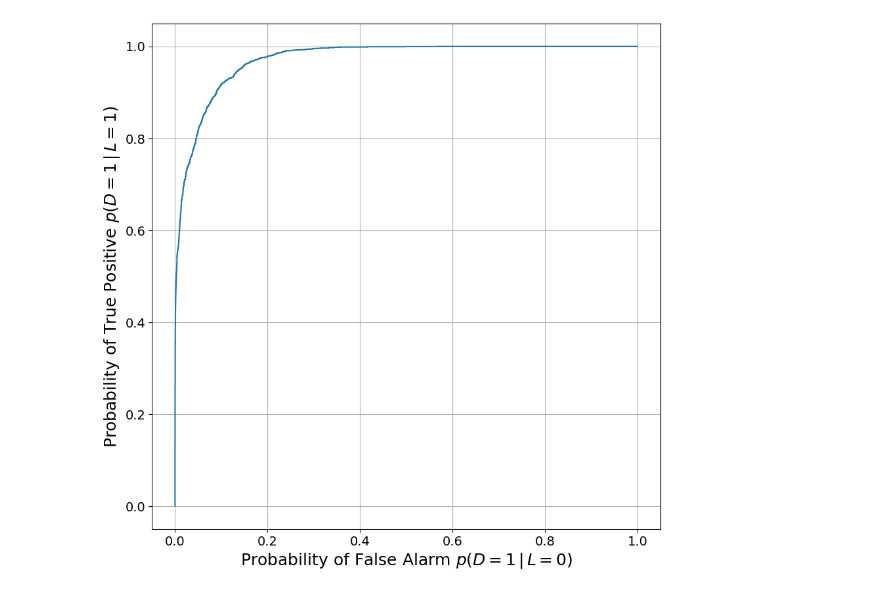
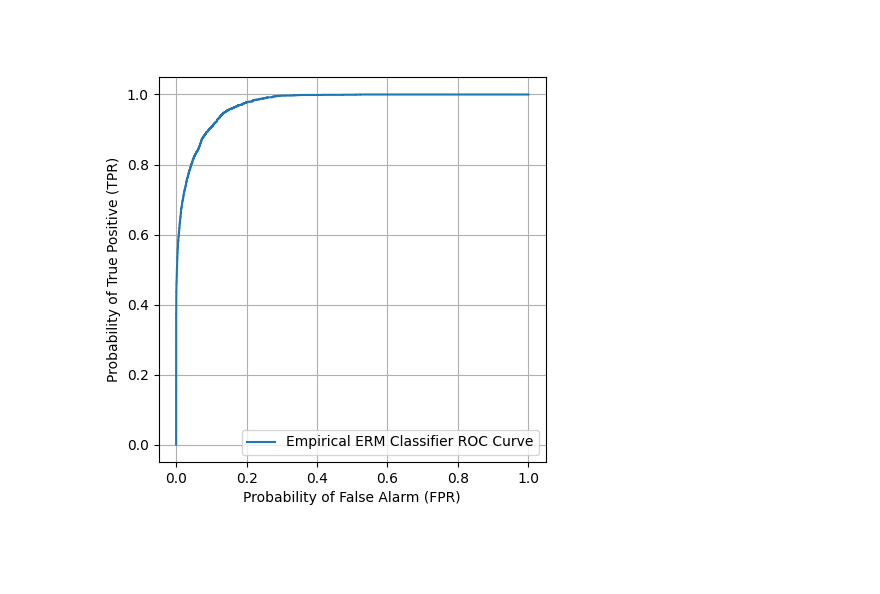
Before and after one commit to ankesh86/IntroductionToMachineLearning, a Jupyter notebook: EECE5644_Assgn1.ipynb, the cells around one changed output. Cells and saved outputs as stored; diff of their text form; code cells hidden in the pictures; blank space fills up the shorter version.

```diff
--- a/EECE5644_Assgn1.ipynb
+++ b/EECE5644_Assgn1.ipynb
@@ -7,9 +7,7 @@
 %matplotlib widget
 
 from sys import float_info  # Threshold smallest positive floating value
-
 import matplotlib.pyplot as plt # For general plotting
-
 import numpy as np
 import pandas as pd
 
@@ -22,14 +20,6 @@ np.set_printoptions(suppress=True)
 
 # Set seed to generate reproducible "pseudo-randomness" (handles scipy's "randomness" too)
 #np.random.seed(7)
-
-plt.rc('font', size=22)          # controls default text sizes
-plt.rc('axes', titlesize=18)     # fontsize of the axes title
-plt.rc('axes', labelsize=18)     # fontsize of the x and y labels
-plt.rc('xtick', labelsize=14)    # fontsize of the tick labels
-plt.rc('ytick', labelsize=14)    # fontsize of the tick labels
-plt.rc('legend', fontsize=16)    # legend fontsize
-plt.rc('figure', titlesize=22)   # fontsize of the figure title
 # %%
 def generate_data_from_gmm(N, pdf_params):
     # Determine dimensionality from mixture PDF parameters
@@ -202,25 +198,38 @@ print(N_per_l)
 # %%
 # Compute class conditional likelihoods to express ratio test, where ratio is discriminant score
-class_conditional_likelihoods = np.array([multivariate_normal.pdf(X, gmm_pdf['mu'][l], gmm_pdf['Sigma'][l]) for l in L])
+def calculate_class_conditional_likelihoods(X, gmm_params, num_classes):
+    """
+    Compute the likelihood of data given each class.
+
+    Args:
+        X (np.ndarray): The dataset for which likelihoods are calculated.
+        gmm_params (dict): Gaussian mixture model parameters with keys 'mu', 'Sigma'.
+        num_classes (int): Number of unique classes.
+
+    Returns:
+        np.ndarray: Likelihoods of each class given the data.
+    """
+    return np.array([
+        multivariate_normal.pdf(X, mean=gmm_params['mu'][i], cov=gmm_params['Sigma'][i])
+        for i in range(num_classes)
+    ])
+
+class_conditional_likelihoods = calculate_class_conditional_likelihoods(X, gmm_pdf, num_classes)
+
 # Class conditional log likelihoods equate to log gamma at the decision boundary
 discriminant_score_erm = np.log(class_conditional_likelihoods[1]) - np.log(class_conditional_likelihoods[0])
 
-# Construct the ROC for ERM by changing log(gamma)
-roc_erm, gammas_empirical = estimate_roc(discriminant_score_erm, labels)
-# roc_erm returns a np.array of shape(2, N+2) where N+2 are the number of thresholds
-# and 2 rows are the FPR and TPR respectively
+# Estimate ROC
+roc_erm, gammas_empirical = estimate_roc(discriminant_score_erm, labels)  # labels must be defined
 
-plt.ioff() # Interactive plotting off
-fig_roc, ax_roc = plt.subplots(figsize=(10, 10));
-plt.ion()
-
+# Create and show the plot
+fig_roc, ax_roc = plt.subplots(figsize=(5, 5))
 ax_roc.plot(roc_erm['p10'], roc_erm['p11'], label="Empirical ERM Classifier ROC Curve")
-ax_roc.set_xlabel(r"Probability of False Alarm $p(D=1\,|\,L=0)$")
-ax_roc.set_ylabel(r"Probability of True Positive $p(D=1\,|\,L=1)$")
-
-plt.grid(True)
-display(fig_roc)
-fig_roc;
+ax_roc.set_xlabel("Probability of False Alarm (FPR)")
+ax_roc.set_ylabel("Probability of True Positive (TPR)")
+ax_roc.grid(True)
+plt.legend()
+plt.show()
 # %% [output]
-[figure, old version]
+[figure, new version]
 # %%
```
Also changed, not shown: parts of 7 cells of this notebook.
